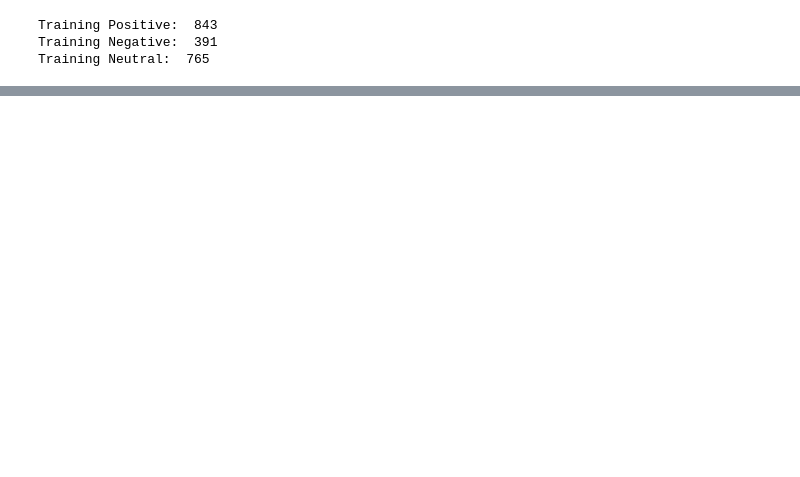
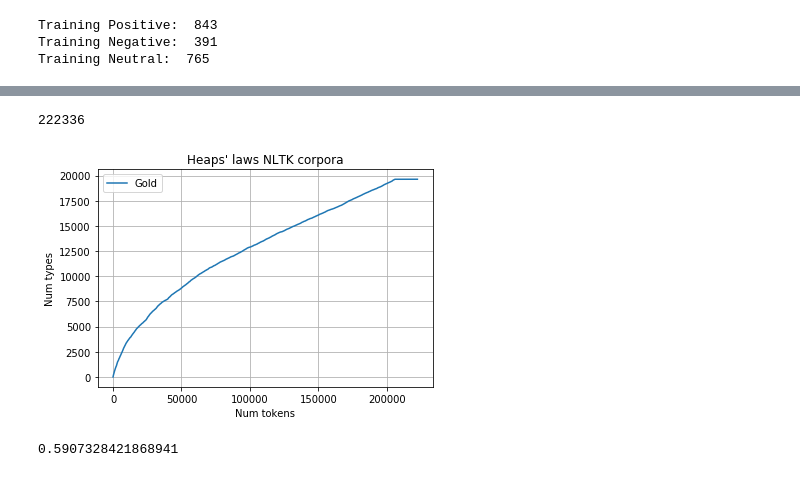
Before and after one commit to CXYSean/ANLY580_Project1, a Jupyter notebook: Project1.ipynb, the cells around one changed output, grey strips where cells are left out. Saved outputs shown, nothing was run; the diff lists cells and outputs as text; code cells hidden in the pictures; blank space fills up the shorter version.

```diff
--- a/Project1.ipynb
+++ b/Project1.ipynb
@@ -247,5 +227,5 @@ dev_tweets, dev_tweets_dict = read_tweets(dev)
 # %%
-dev_tweets, dev_tweets_dict = read_tweets(dev)
-devtest_tweets, devtest_tweets_dict = read_tweets(devtest)
-test_tweets, test_tweets_dict = read_tweets(test)
-train_tweets, train_tweets_dict = read_tweets(dev)
+dev_tweets, dev_tweets_dict, dev_res = read_tweets(dev)
+devtest_tweets, devtest_tweets_dict, devtest_res = read_tweets(devtest)
+test_tweets, test_tweets_dict, test_res = read_tweets(test)
+train_tweets, train_tweets_dict, train_res = read_tweets(dev)
@@ -419,0 +382,43 @@ freq_neut_train.most_common(30)
+# %%
+##from 2-tools.ipynb
+def separate_tokens_types(words):
+
+    """
+    Given a list of words from a corpus, separate the counts of tokens and
+    types in time. Return the two lists.
+    """
+
+    t_d = {}
+    tokens, types = [], []
+    count = 0
+    for i in range(len(words)):
+
+        if words[i] not in t_d:
+            count += 1
+            t_d[words[i]] = 1
+
+        tokens.append(i + 1)
+        types.append(count)
+
+    return tokens, types
+
+gold_words = [t.split(' ') for t in dev_tweets]+[t.split(' ') for t in devtest_tweets]
+gold_words = gold_words+[t.split(' ') for t in test_tweets]+[t.split(' ') for t in train_tweets]
+gold_words = [item.lower() for sublist in gold_words for item in sublist if item.isalpha()]
+# %%
+len(gold_words)
+# %% [output]
+222336
+# %%
+gold_tokens, gold_types = separate_tokens_types(gold_words)
+
+plt.plot(gold_tokens, gold_types, label='Gold')
+
+plt.grid()
+plt.legend()
+plt.title("Heaps' laws NLTK corpora")
+plt.xlabel('Num tokens')
+plt.ylabel('Num types')
+plt.show()
+# %% [output]
+[figure, added]
@@ -419,0 +439,9 @@ freq_neut_train.most_common(30)
+# %%
+correct = 0
+for i in range(len(vader_res)):
+    if vader_res[i] == test_res[i]:
+        correct = correct + 1
+
+correct/len(vader_res)
+# %% [output]
+0.5907328421868941
```
Also changed, not shown: parts of 42 cells of this notebook, 1 other file.
